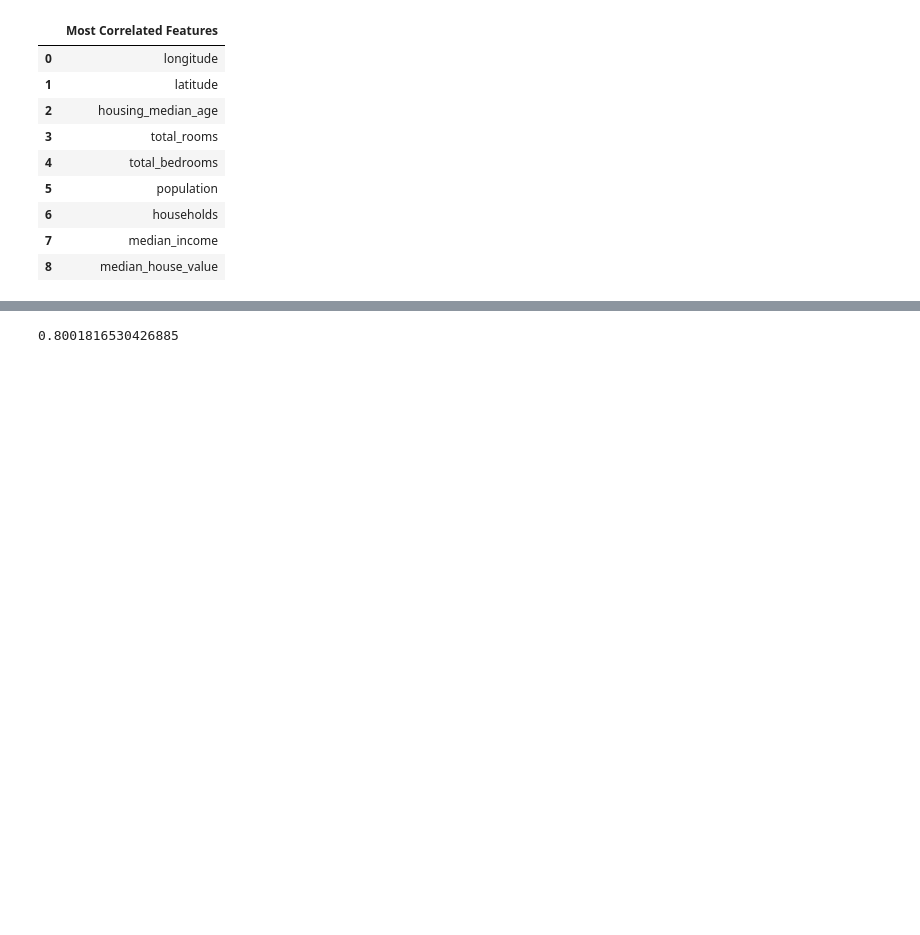
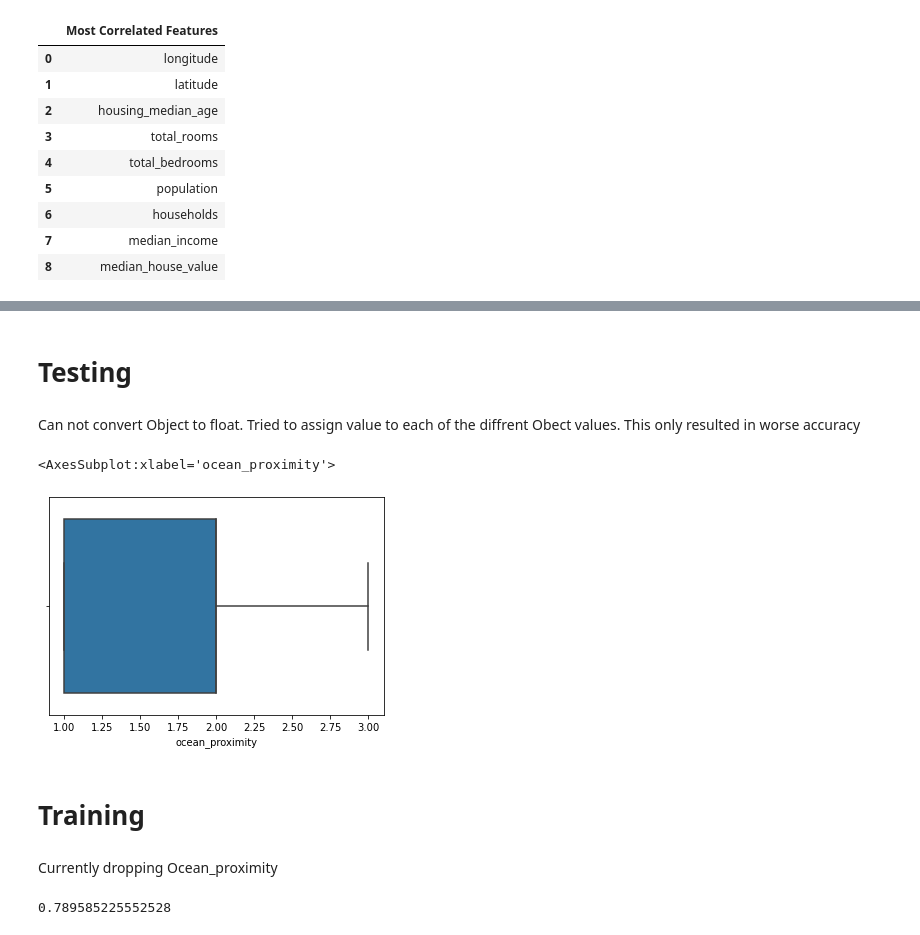
Before and after one commit to 586630/DAT158ML, a Jupyter notebook: MachineLearning House Prediction.ipynb, the cells around one changed output, grey strips where cells are left out. Drawn from its saved outputs; the diff is of its cells as text; code cells hidden in the pictures; blank space fills up the shorter version.

```diff
--- a/MachineLearning House Prediction.ipynb
+++ b/MachineLearning House Prediction.ipynb
@@ -370,3 +307,24 @@ most_corr
+# %% [markdown]
+# Testing
+# %% [markdown]
+Can not convert Object to float. Tried to assign value to each of the diffrent Obect values. This only resulted in worse accuracy
+# %%
+mapping = {"INLAND": 1, "<1H OCEAN": 2, "NEAR BAY": 3, "NEAR OCEAN": 4, "ISLAND": 5}
+for k,v in mapping.items():
+    v = str(v)
+    train["ocean_proximity"] = train["ocean_proximity"].str.replace(k,v)
+# %%
+train["ocean_proximity"] = train['ocean_proximity'].astype(float)
+# %%
+train['ocean_proximity'] = np.where(train['ocean_proximity']>3, 2.1, train['ocean_proximity'])
+sns.boxplot(x='ocean_proximity', data=train)
+# %% [output]
+<AxesSubplot:xlabel='ocean_proximity'>
+[figure, added]
+# %% [markdown]
+# Training
+# %% [markdown]
+Currently dropping Ocean_proximity
 # %%
 #Working when I drop Ocean proximity
 from sklearn.model_selection import train_test_split
@@ -385,4 +343,4 @@ predictions = model.predict(X_test)
 score = accuracy_score(y_test, predictions)
 score
 # %% [output]
-0.8001816530426885
+0.789585225552528
```
Also changed, not shown: parts of 24 cells of this notebook.
